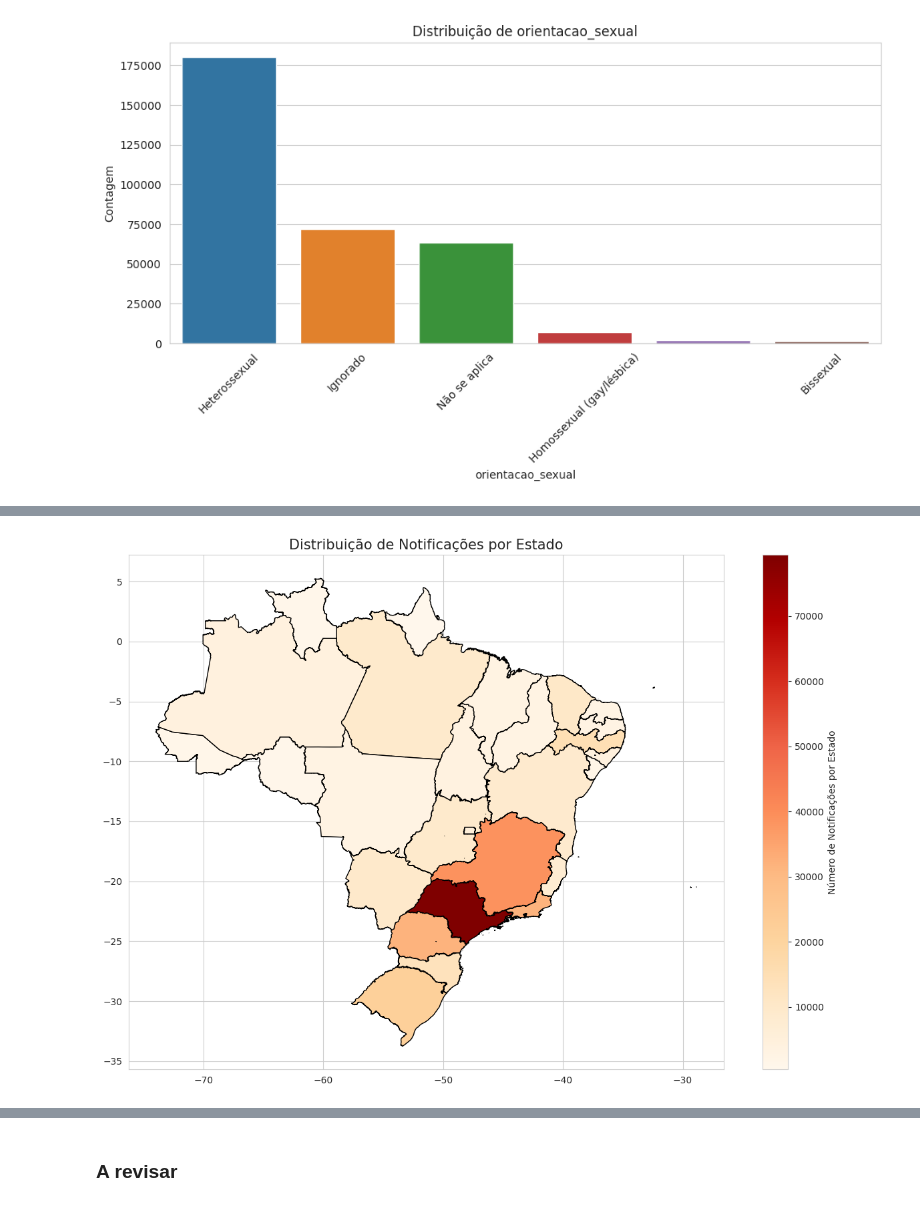
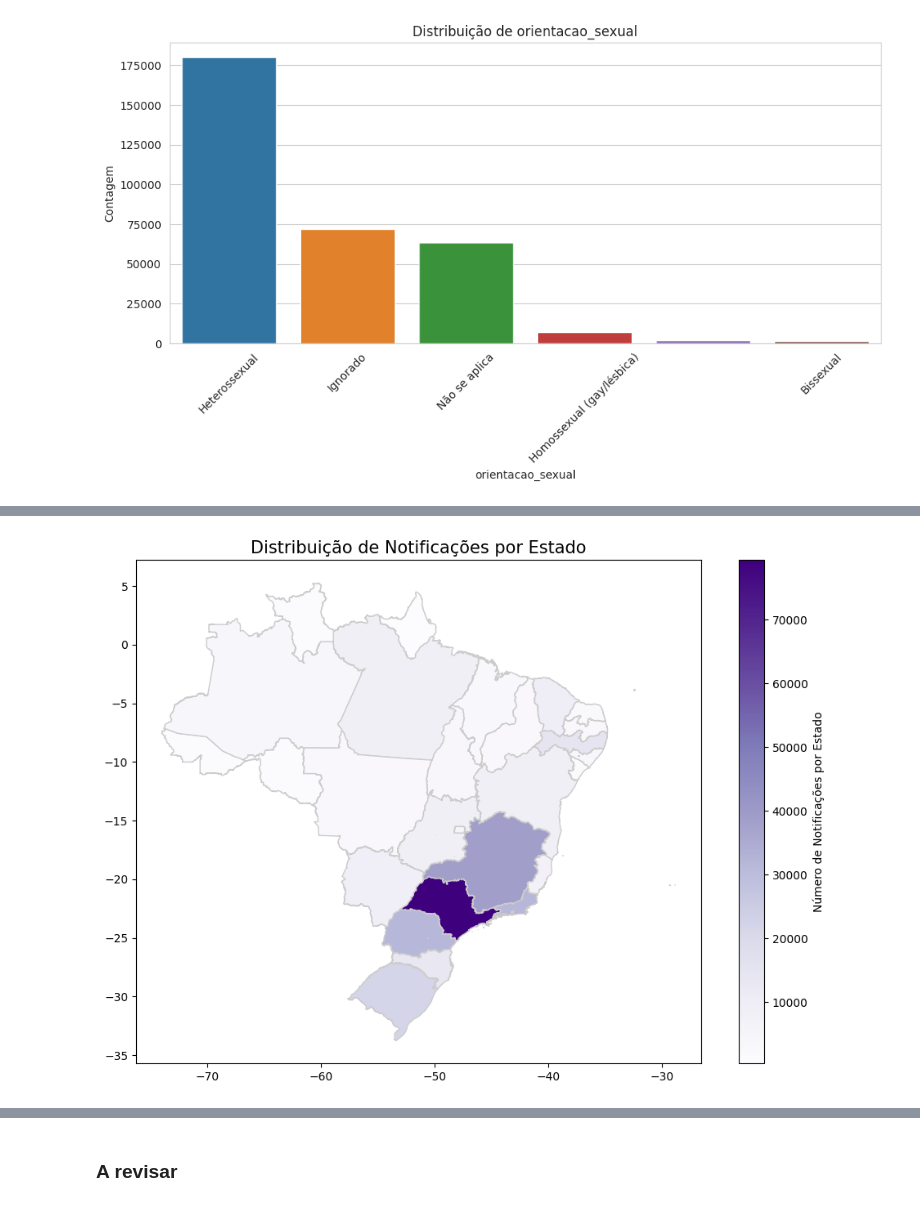
Before and after one commit to kvgs/SINAN, a Jupyter notebook: viol20_sinan.ipynb, the cells around one changed output, grey strips where cells are left out. Cells and saved outputs as stored; diff of their text form; code cells hidden in the pictures.

```diff
--- a/viol20_sinan.ipynb
+++ b/viol20_sinan.ipynb
@@ -617,10 +621,9 @@ consequencias = [
 
 for coluna in consequencias:
     VIOLBR20[coluna] = VIOLBR20[coluna].replace(mapeamento_comum)
-# %%
-VIOLBR20['id_agravo'] = VIOLBR20['id_agravo'].replace('Y09', 'CID Y09: Agressão por meios não especificados')
 # %%
 # colunas deletadas
+VIOLBR20.drop('id_agravo', axis=1, inplace=True) # todas as linhas estão preenchidas com 'Y09' ('CID Y09: Agressão por meios não especificados')
 VIOLBR20.drop('sem_epidem_not', axis=1, inplace=True)
 VIOLBR20.drop('ano_notificacao', axis=1, inplace=True)
 VIOLBR20.drop('tpuninot', axis=1, inplace=True)
@@ -741,6 +745,10 @@ VIOLBR20.to_csv("VIOLBR20.csv.gz", compression="gzip", index=False)
 # %% [markdown]
 ### **Testando algumas análises**
 # %%
+VIOLBR20['data_notificacao'] = pd.to_datetime(VIOLBR20['data_notificacao'])
+
+VIOLBR20.set_index('data_notificacao', inplace=True)
+
 VIOLBR20.resample('M').size().plot()
 plt.title('Número Total de Notificações ao Longo de 2020')
 plt.ylabel('Número de Notificações')
@@ -782,27 +820,25 @@ for coluna in colunas_visuais:
 # %%
-import geopandas as gpd
 import zipfile
 import os
 
 with zipfile.ZipFile('BR_UF_2022.zip', 'r') as zip_ref:
     zip_ref.extractall('BR_UF_2022')
 
 brasil = gpd.read_file('BR_UF_2022/BR_UF_2022.shp')
 brasil = brasil.rename(columns={'SIGLA_UF': 'uf_residencia'})
 
-# agrupando os dados por 'uf_residencia' para obter a contagem de notificações por estado
 contagem_por_estado = VIOLBR20['uf_residencia'].value_counts().reset_index()
 contagem_por_estado.columns = ['uf_residencia', 'contagem']
 
 # mesclando os dados do mapa base com os dados agrupados
 mapa = brasil.set_index('uf_residencia').join(contagem_por_estado.set_index('uf_residencia'))
 
-# criando o mapa coroplético
-fig, ax = plt.subplots(figsize=(15, 10))
+# criando o mapa coroplético com tons roxos
+fig, ax = plt.subplots(figsize=(12, 8))
 mapa.plot(column='contagem', ax=ax, legend=True,
           legend_kwds={'label': "Número de Notificações por Estado"},
-          cmap='OrRd', edgecolor='k')
+          cmap='Purples', edgecolor='0.8')
 ax.set_title('Distribuição de Notificações por Estado', fontdict={'fontsize': '15', 'fontweight' : '3'})
 plt.show()
 # %% [output]
-[figure, old version]
+[figure, new version]
```
Also changed, not shown: parts of 10 cells of this notebook.
